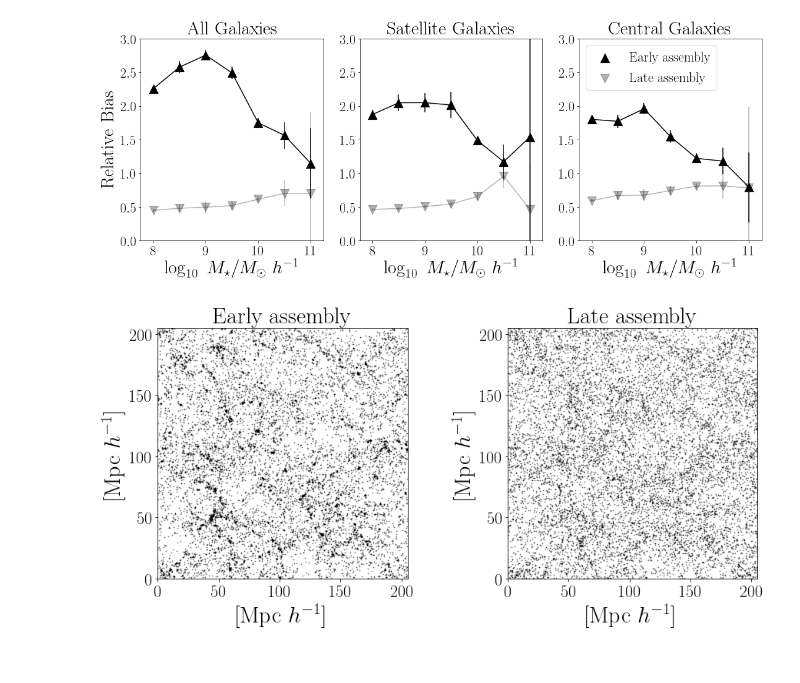
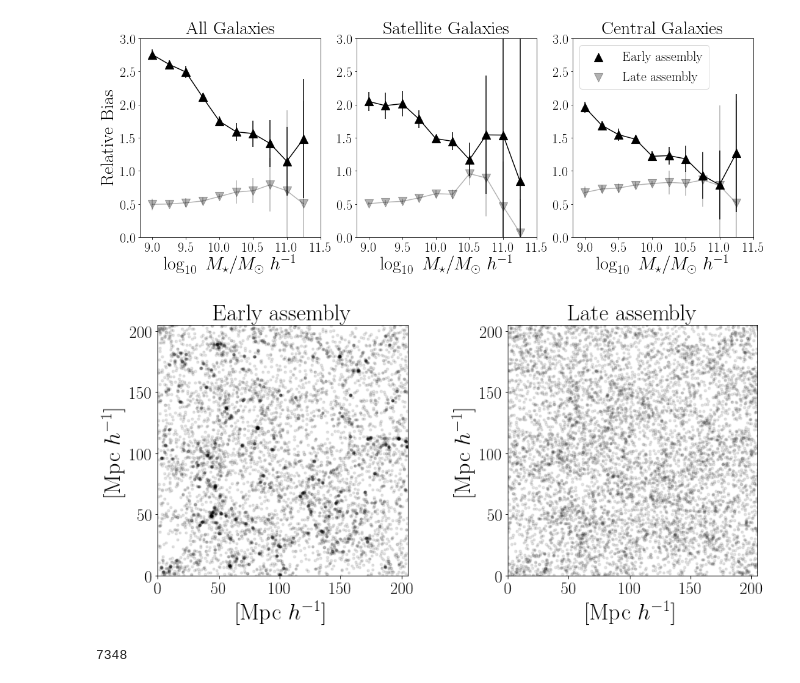
Before and after one commit to forero/IllustrisGalaxyBias, a Jupyter notebook: code/correlation_functions.ipynb, the cells around one changed output. Saved outputs shown, nothing was run; the diff lists cells and outputs as text; code cells hidden in the pictures.

```diff
--- a/code/correlation_functions.ipynb
+++ b/code/correlation_functions.ipynb
@@ -35,7 +35,7 @@ def compute_correlation_func(log10_stellar_mass, formation_times, positions, min
     return all_corr
 
 def compute_ratio(log10_stellar_mass, formation_times, positions):
-    log_mass_bins = np.arange(8.0, 11.5, 0.5)
+    log_mass_bins = np.arange(9.0, 11.5, 0.25)
     ratio_late_mean = np.ones(len(log_mass_bins))
     ratio_late_std = ratio_late_mean.copy()
     ratio_early_mean = ratio_late_mean.copy()
@@ -52,7 +52,7 @@ def compute_ratio(log10_stellar_mass, formation_times, positions):
             'ratio_early_mean':ratio_early_mean, 'ratio_early_std':ratio_early_std}
 
 def compute_median_assembly(log10_stellar_mass, formation_times):
-    log_mass_bins = np.arange(8.0, 11.5, 0.5)
+    log_mass_bins = np.arange(9.0, 11.5, 0.25)
     median_assembly = np.ones(len(log_mass_bins))
 
     for i, min_mass_bin in enumerate(log_mass_bins):
@@ -118,34 +112,37 @@ plt.errorbar(ratio_all['log_mass_bins'], ratio_all['ratio_late_mean'], ratio_cen
 plt.title('All Galaxies')
 plt.ylim([0.0, 3.0])
 plt.xlabel("$\log_{10}\ M_{\mathrm{\star}} / M_{\odot}\ h^{-1}$")
 plt.ylabel("Relative Bias")
+plt.xticks(np.arange(9.0, 12.0, 0.5))
 
 
 plt.subplot(1,3,2)
 plt.scatter(ratio_sat['log_mass_bins'], ratio_sat['ratio_early_mean'], marker='^', s=200, color='black')
 plt.errorbar(ratio_sat['log_mass_bins'], ratio_sat['ratio_early_mean'], ratio_sat['ratio_early_std'], color='black')
 plt.scatter(ratio_sat['log_mass_bins'], ratio_sat['ratio_late_mean'], marker='v', s=200, color='black', alpha=0.3)
 plt.errorbar(ratio_sat['log_mass_bins'], ratio_sat['ratio_late_mean'], ratio_sat['ratio_late_std'], color='black', alpha=0.3)
 
 plt.title('Satellite Galaxies')
 plt.ylim([0.0, 3.0])
 plt.xlabel("$\log_{10}\ M_{\mathrm{\star}} / M_{\odot}\ h^{-1}$")
+plt.xticks(np.arange(9.0, 12.0, 0.5))
 
 
 plt.subplot(1,3,3)
 plt.scatter(ratio_central['log_mass_bins'], ratio_central['ratio_early_mean'], marker='^', s=200, color='black', label='Early assembly')
 plt.errorbar(ratio_central['log_mass_bins'], ratio_central['ratio_early_mean'], ratio_central['ratio_early_std'], color='black')
 plt.scatter(ratio_central['log_mass_bins'], ratio_central['ratio_late_mean'], marker='v', s=200, color='black', alpha=0.3, label='Late assembly')
 plt.errorbar(ratio_central['log_mass_bins'], ratio_central['ratio_late_mean'], ratio_central['ratio_late_std'], color='black', alpha=0.3)
 
 plt.title('Central Galaxies')
 plt.ylim([0.0, 3.0])
 plt.legend(fontsize=SMALL_SIZE, loc=2)
 plt.xlabel("$\log_{10}\ M_{\mathrm{\star}} / M_{\odot}\ h^{-1}$")
+plt.xticks(np.arange(9.0, 12.0, 0.5))
 
 plt.savefig("bias_galaxies.pdf", bbox_inches='tight')
 # %% [output]
-[figure, old version]
+[figure, new version]
 # %%
 formation_data = np.loadtxt("/Users/forero/Illustris_data/formation_times_TNG300/301/Galaxies/All_Galaxies/ZM_Galaxies3001.dat")
 log10_stellar_mass  = np.log10(formation_data[:,4]) + 10
@@ -168,7 +165,7 @@ late_pos = all_pos[ii_late, :]
 plt.figure(figsize=(14,6))
 plt.subplot(1,2,1)
 ii_z = early_pos[:,2]<210000
-plt.scatter(early_pos[ii_z,0]/1000, early_pos[ii_z,1]/1000, s=0.5, alpha=0.5, color='black')
+plt.scatter(early_pos[ii_z,0]/1000, early_pos[ii_z,1]/1000, s=10.0, alpha=0.1, color='black')
 plt.title('Early assembly'.format(int(np.count_nonzero(ii_z)/1000)))
 plt.axis('equal')
 plt.xlim([0,205])
@@ -180,7 +177,7 @@ _ = plt.xticks(np.arange(0,250,50))
 
 plt.subplot(1,2,2)
 ii_z = late_pos[:,2]<210000
-plt.scatter(late_pos[ii_z,0]/1000, late_pos[ii_z,1]/1000, s=0.5, alpha=0.5, color='black')
+plt.scatter(late_pos[ii_z,0]/1000, late_pos[ii_z,1]/1000, s=10.0, alpha=0.1, color='black')
 plt.title('Late assembly'.format(int(np.count_nonzero(ii_z)/1000)))
 plt.axis('equal')
 plt.xlim([0,205])
@@ -192,4 +189,8 @@ _ = plt.xticks(np.arange(0,250,50))
 plt.subplots_adjust(wspace=0.4)
 plt.savefig("scatter_assembly.pdf", bbox_inches='tight')
 # %% [output]
-[figure, old version]
+[figure, new version]
+# %%
+print(len(late_pos[ii_z,1]))
+# %% [output]
+7348
```
Also changed, not shown: parts of 2 cells of this notebook.
